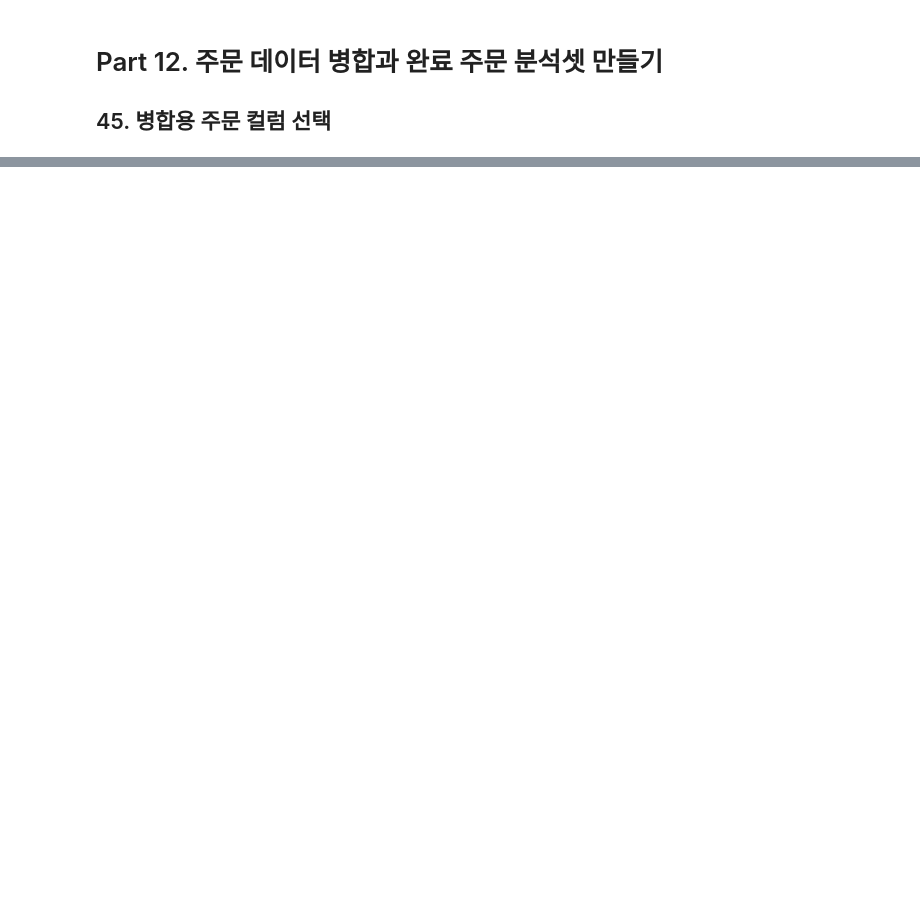
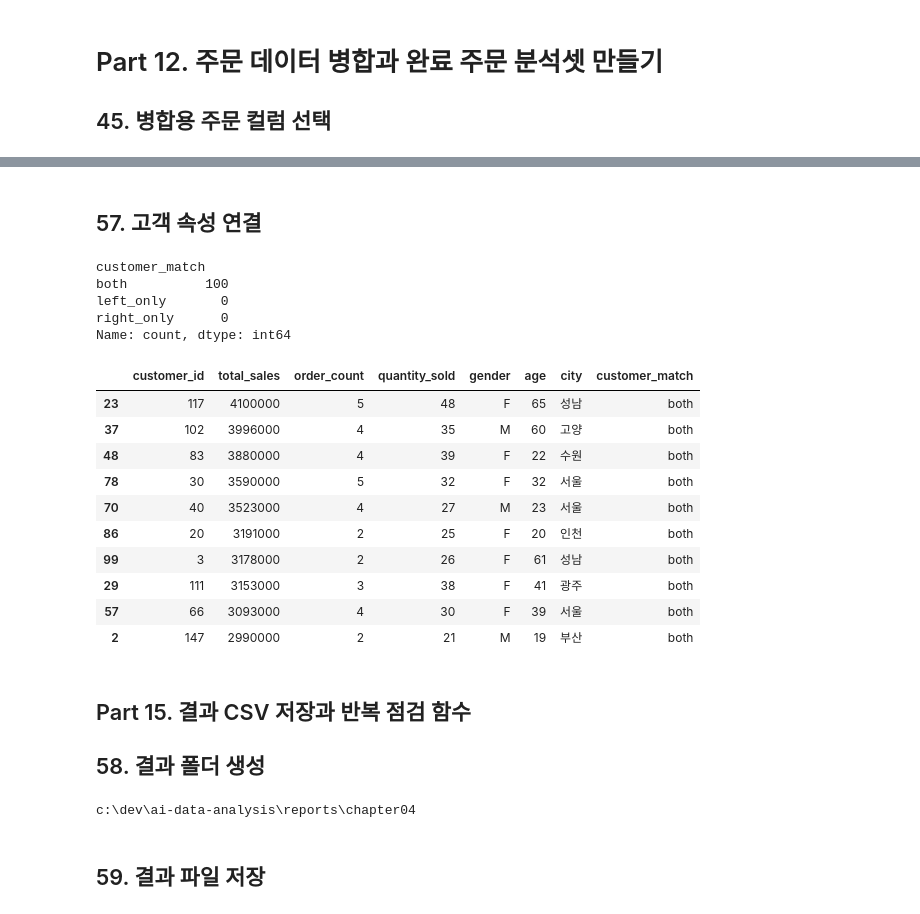
Before and after one commit to lsh0555/ai-data-analysis, a Jupyter notebook: notebooks/ch04_pandas_basic.ipynb, the cells around one changed output, grey strips where cells are left out. Cells and saved outputs as stored; diff of their text form; code cells hidden in the pictures; blank space fills up the shorter version.

```diff
--- a/notebooks/ch04_pandas_basic.ipynb
+++ b/notebooks/ch04_pandas_basic.ipynb
@@ -312,0 +533,6 @@ orders_for_merge = orders[
+# %%
+completed_items["order_month"] = (
+    completed_items["order_date"]
+    .dt.to_period("M")
+    .astype("string")
+)
@@ -312,0 +581,13 @@ orders_for_merge = orders[
+# %%
+customer_sales = (
+    completed_items
+    .groupby("customer_id", as_index=False)
+    .agg(
+        total_sales=("line_total", "sum"),
+        order_count=("order_id", "nunique"),
+        quantity_sold=("quantity", "sum"),
+    )
+    .sort_values("customer_id", ascending=False)
+)
+display(customer_sales.head(10))
+print(customer_sales.sort_values("customer_id", ascending=False).head(10))
@@ -312,0 +617,56 @@ orders_for_merge = orders[
+# %% [markdown]
+## 57. 고객 속성 연결
+# %%
+# 개인정보 최소화를 위해 이름은 제외한다.
+
+customer_attributes = customers[
+    ["customer_id", "gender", "age", "city"]
+].copy()
+# %%
+customer_sales_detail = (
+    customer_sales
+    .merge(
+        customer_attributes,
+        on="customer_id",
+        how="left",
+        validate="one_to_one",
+        indicator="customer_match",
+    )
+    .sort_values("total_sales", ascending=False)
+)
+# %%
+display(
+    customer_sales_detail["customer_match"].value_counts(
+        dropna=False
+    )
+)
+
+display(customer_sales_detail.head(10))
+# %% [output]
+customer_match
+both          100
+left_only       0
+right_only      0
+Name: count, dtype: int64
+|  | customer_id | total_sales | order_count | quantity_sold | gender | age | city | customer_match |
+| 23 | 117 | 4100000 | 5 | 48 | F | 65 | 성남 | both |
+| 37 | 102 | 3996000 | 4 | 35 | M | 60 | 고양 | both |
+| 48 | 83 | 3880000 | 4 | 39 | F | 22 | 수원 | both |
+| 78 | 30 | 3590000 | 5 | 32 | F | 32 | 서울 | both |
+| 70 | 40 | 3523000 | 4 | 27 | M | 23 | 서울 | both |
+| 86 | 20 | 3191000 | 2 | 25 | F | 20 | 인천 | both |
+| 99 | 3 | 3178000 | 2 | 26 | F | 61 | 성남 | both |
+| 29 | 111 | 3153000 | 3 | 38 | F | 41 | 광주 | both |
+| 57 | 66 | 3093000 | 4 | 30 | F | 39 | 서울 | both |
+| 2 | 147 | 2990000 | 2 | 21 | M | 19 | 부산 | both |
+# %% [markdown]
+## Part 15. 결과 CSV 저장과 반복 점검 함수
+## 58. 결과 폴더 생성
+# %%
+output_dir = project_root / "reports" / "chapter04"
+output_dir.mkdir(parents=True, exist_ok=True)
+print(output_dir)
+# %% [output]
+c:\dev\ai-data-analysis\reports\chapter04
+# %% [markdown]
+## 59. 결과 파일 저장
```
Also changed, not shown: parts of 40 cells of this notebook, 4 other files.
